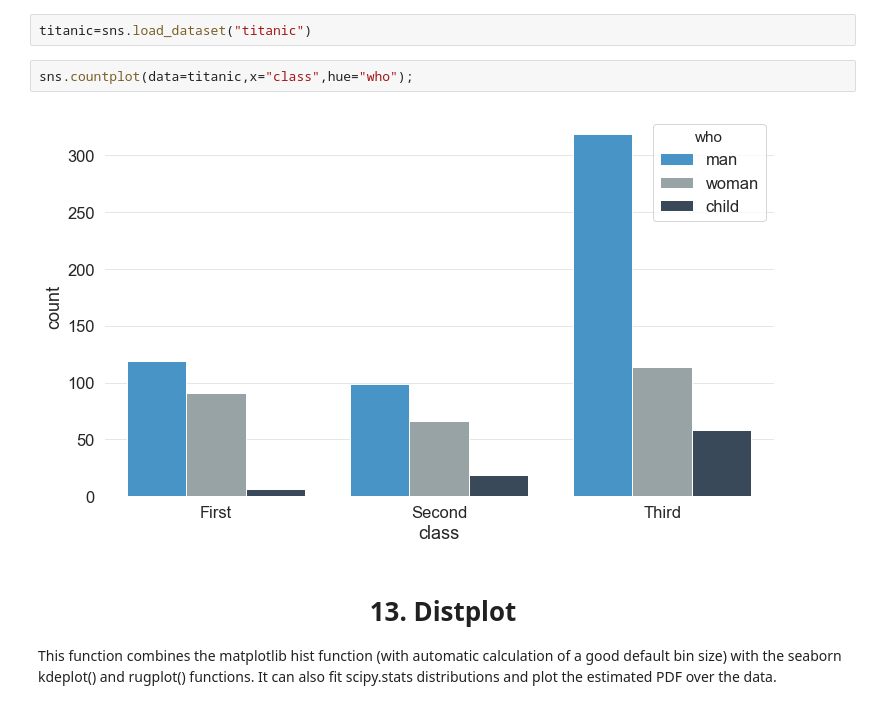
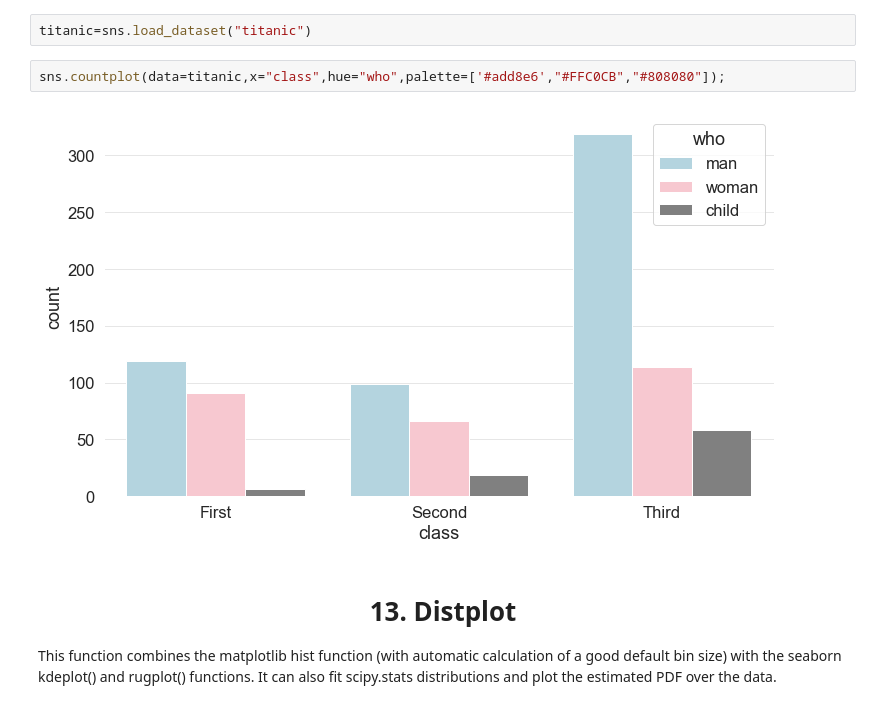
Before and after one commit to ajithcl/SeabornPlots, a Jupyter notebook: SeabornPlots.ipynb, the cells around one changed output. Drawn from its saved outputs; the diff is of its cells as text.

```diff
--- a/SeabornPlots.ipynb
+++ b/SeabornPlots.ipynb
@@ -199,9 +202,9 @@ sns.barplot(data=tips,x="day",y="total_bill");
 # %%
 titanic=sns.load_dataset("titanic")
 # %%
-sns.countplot(data=titanic,x="class",hue="who");
+sns.countplot(data=titanic,x="class",hue="who",palette=['#add8e6',"#FFC0CB","#808080"]);
 # %% [output]
-[figure, old version]
+[figure, new version]
 # %% [markdown]
 # <center> 13. Distplot</center>
 This function combines the matplotlib hist function (with automatic calculation of a good default bin size) with the seaborn kdeplot() and rugplot() functions. It can also fit scipy.stats distributions and plot the estimated PDF over the data.
```
Also changed, not shown: parts of 28 cells of this notebook.
